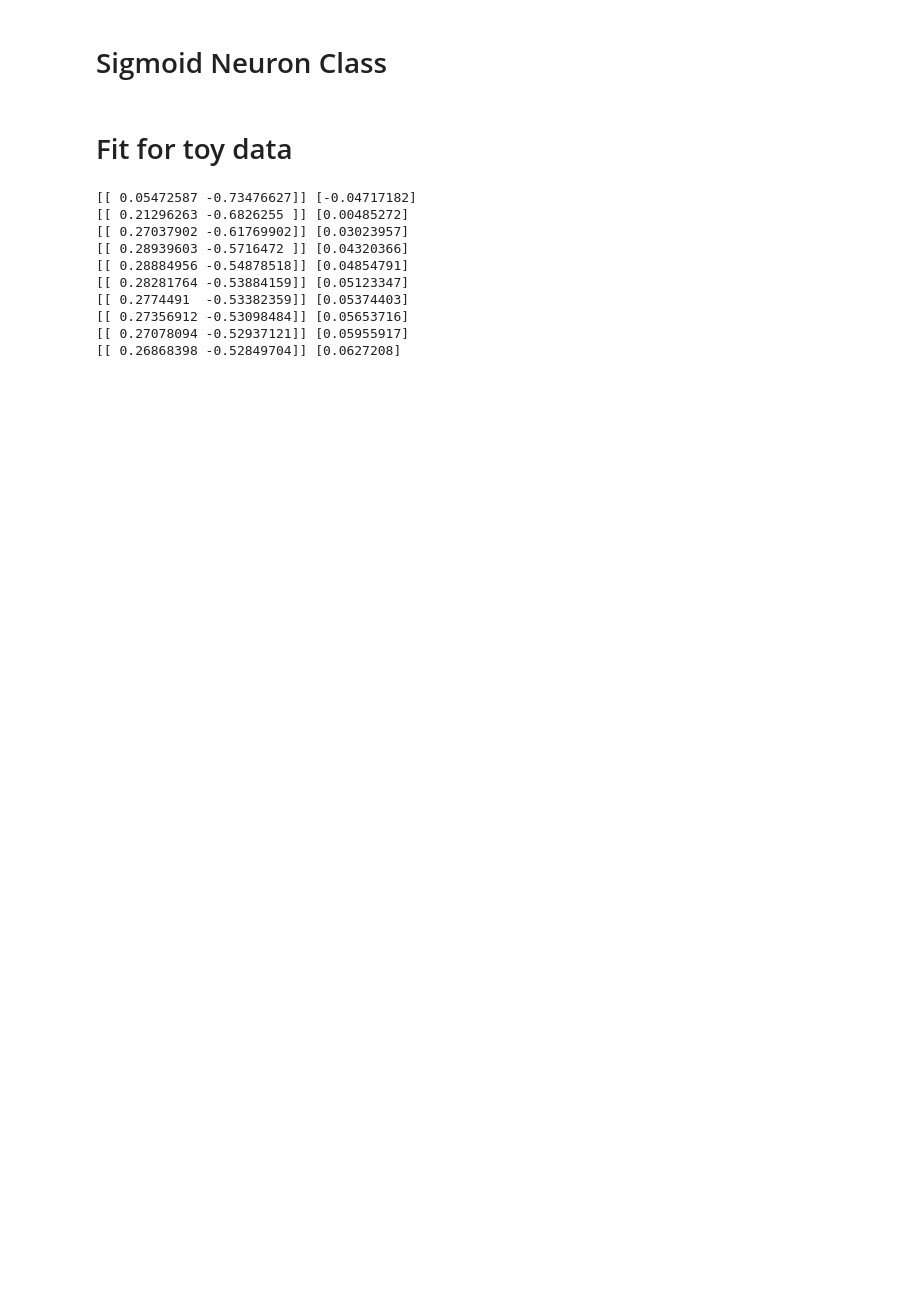
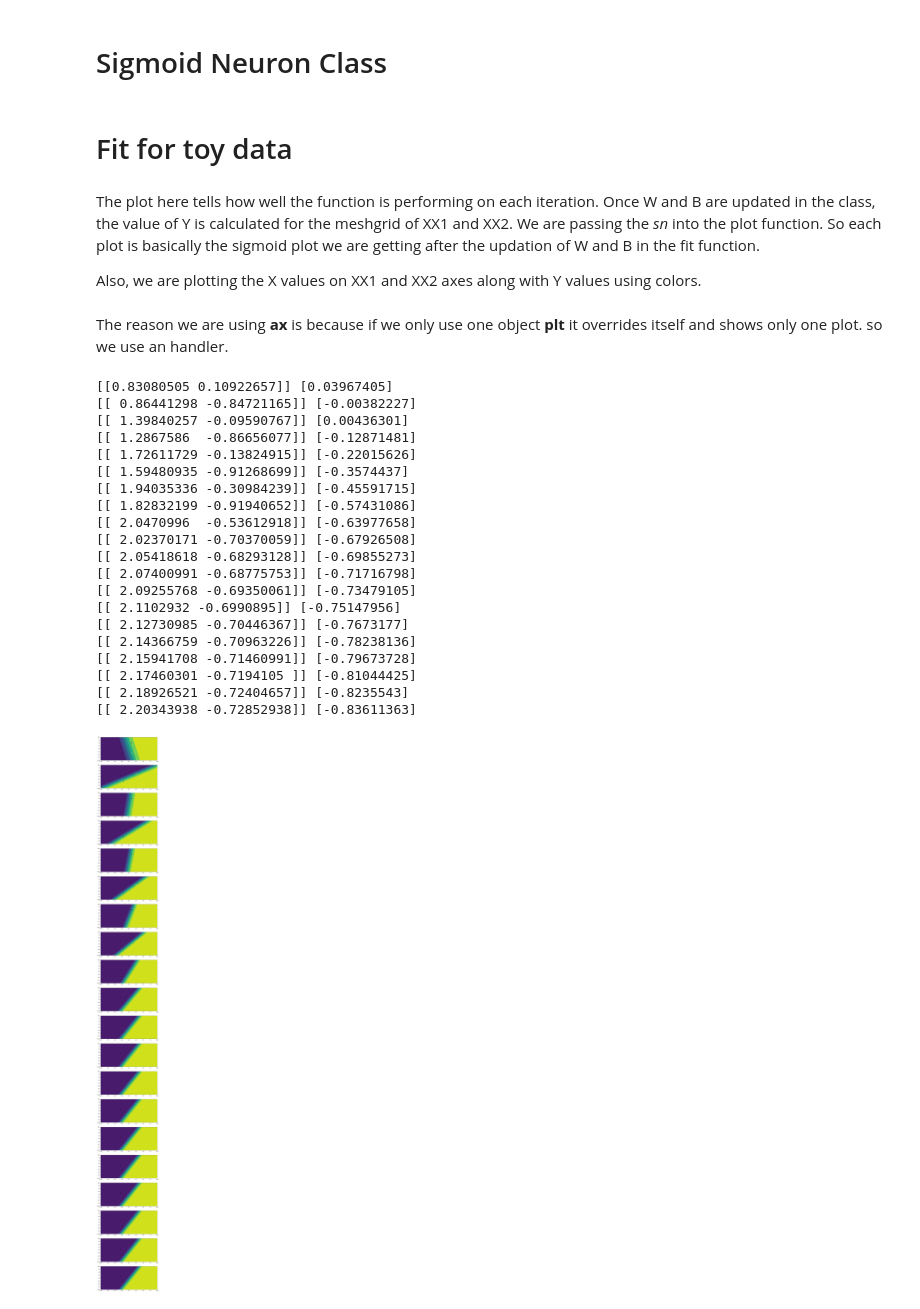
Before and after one commit to Humaidabdullah/Deep-Learning-PadhAI, a Jupyter notebook: Sigmoid Neuron/SigmoidNeuronClass.ipynb, the cells around one changed output. Drawn from its saved outputs; the diff is of its cells as text; code cells hidden in the pictures; blank space fills up the shorter version.

```diff
--- a/Sigmoid Neuron/SigmoidNeuronClass.ipynb
+++ b/Sigmoid Neuron/SigmoidNeuronClass.ipynb
@@ -41,23 +41,58 @@ class SigmoidNeuron:
 # %% [markdown]
 # Fit for toy data
 # %%
-X = np.asarray([[2.5,2.5],[4,-1],[1,-4],[3,1.34],[2,4],[1,5]])
+X = np.asarray([[2.5,2.5],[4,-1],[1,-4],[-3,1.25],[-2,-4],[1,5]])
 Y = [1,1,1,0,0,0]
 # %%
 sn = SigmoidNeuron()
 sn.fit(X,Y,1,0.25)
+# %% [markdown]
+The plot here tells how well the function is performing on each iteration. Once W and B are updated in the class, the value of Y is calculated for the meshgrid of XX1 and XX2. We are passing the *sn* into the plot function. So each plot is basically the sigmoid plot we are getting after the updation of W and B in the fit function.
+
+Also, we are plotting the X values on XX1 and XX2 axes along with Y values using colors.
+# %%
+def plot_sn(X,Y,sn,ax):
+  X1 = np.linspace(-10,10,100)
+  X2 = np.linspace(-10,10,100)
+  XX1, XX2 = np.meshgrid(X1,X2)
+  YY = np.zeros(XX1.shape)
+  for i in range(X2.size): #X2 first then X1
+    for j in range(X1.size):
+      val = np.asarray([X1[j],X2[i]])
+      YY[i,j] = sn.sigmoid(sn.perceptron(val))
+  ax.contourf(XX1,XX2,YY,cmap='viridis')
+  ax.scatter(X[:,0],X[:,1],c=Y,cmap = 'viridis')
+  plt.plot()
+# %% [markdown]
+The reason we are using **ax** is because if we only use one object **plt** it overrides itself and shows only one plot. so we use an handler.
 # %%
-for i in range(10):
+sn.fit(X,Y,1,.75,True)
+N = 20
+plt.figure(figsize = (10,N*5))
+for i in range(N):
   print(sn.w,sn.b)
-  sn.fit(X,Y,1,0.5,False)
+  ax = plt.subplot(N,1,i+1)
+  plot_sn(X,Y,sn,ax)
+  sn.fit(X,Y,1,1,False)
 # %% [output]
-[[ 0.05472587 -0.73476627]] [-0.04717182]
-[[ 0.21296263 -0.6826255 ]] [0.00485272]
-[[ 0.27037902 -0.61769902]] [0.03023957]
-[[ 0.28939603 -0.5716472 ]] [0.04320366]
-[[ 0.28884956 -0.54878518]] [0.04854791]
-[[ 0.28281764 -0.53884159]] [0.05123347]
-[[ 0.2774491  -0.53382359]] [0.05374403]
-[[ 0.27356912 -0.53098484]] [0.05653716]
-[[ 0.27078094 -0.52937121]] [0.05955917]
-[[ 0.26868398 -0.52849704]] [0.0627208]
+[[0.83080505 0.10922657]] [0.03967405]
+[[ 0.86441298 -0.84721165]] [-0.00382227]
+[[ 1.39840257 -0.09590767]] [0.00436301]
+[[ 1.2867586  -0.86656077]] [-0.12871481]
+[[ 1.72611729 -0.13824915]] [-0.22015626]
+[[ 1.59480935 -0.91268699]] [-0.3574437]
+[[ 1.94035336 -0.30984239]] [-0.45591715]
+[[ 1.82832199 -0.91940652]] [-0.57431086]
+[[ 2.0470996  -0.53612918]] [-0.63977658]
+[[ 2.02370171 -0.70370059]] [-0.67926508]
+[[ 2.05418618 -0.68293128]] [-0.69855273]
+[[ 2.07400991 -0.68775753]] [-0.71716798]
+[[ 2.09255768 -0.69350061]] [-0.73479105]
+[[ 2.1102932 -0.6990895]] [-0.75147956]
+[[ 2.12730985 -0.70446367]] [-0.7673177]
+[[ 2.14366759 -0.70963226]] [-0.78238136]
+[[ 2.15941708 -0.71460991]] [-0.79673728]
+[[ 2.17460301 -0.7194105 ]] [-0.81044425]
+[[ 2.18926521 -0.72404657]] [-0.8235543]
+[[ 2.20343938 -0.72852938]] [-0.83611363]
+[figure, added]
```
Also changed, not shown: parts of 3 cells of this notebook.
